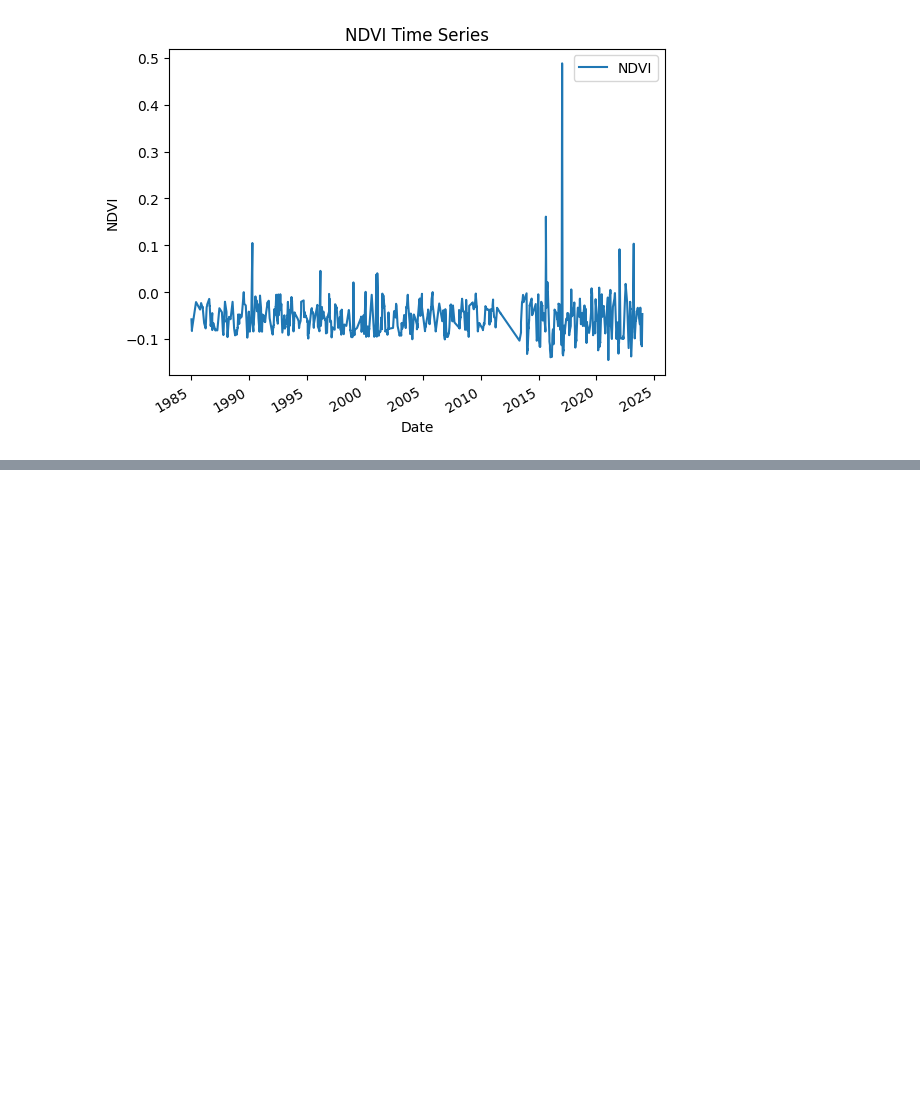
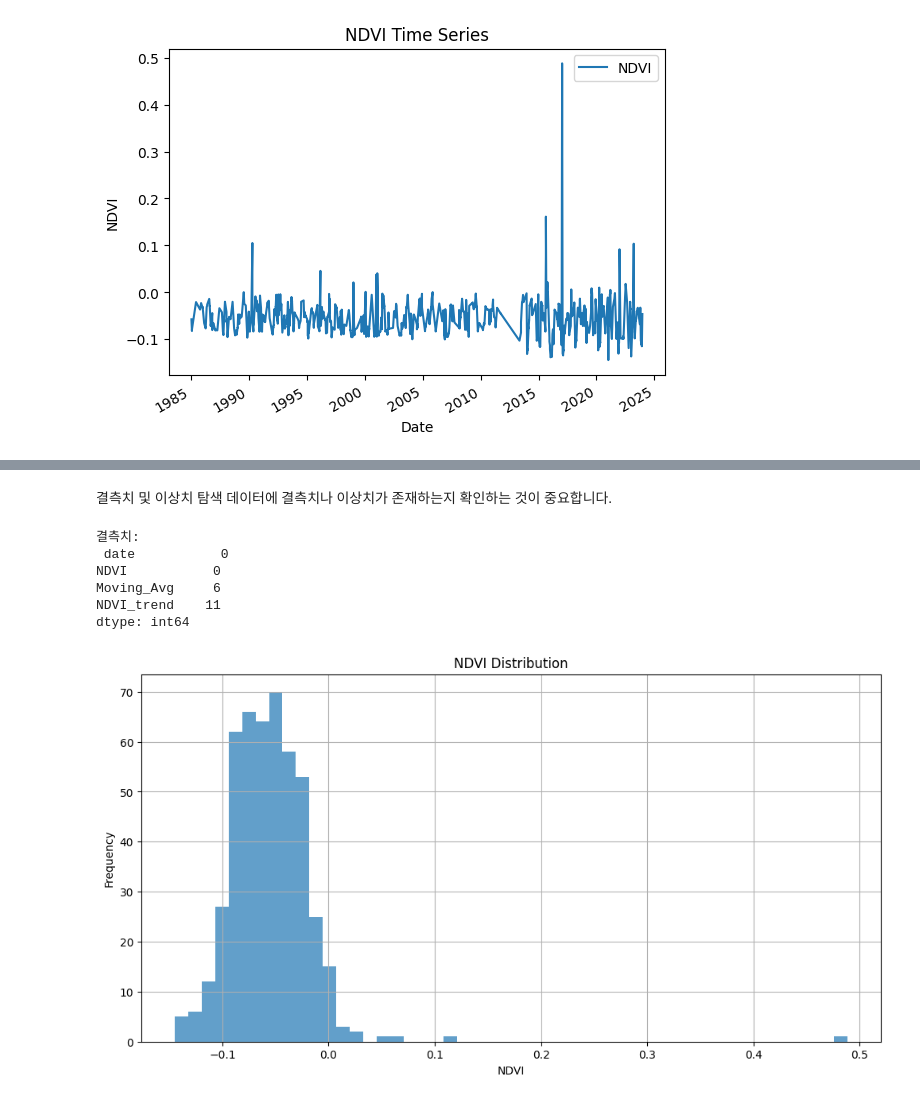
Before and after one commit to jjangmo91/Cervus-nippon_Anmado-Is., a Jupyter notebook: Cervus-nippon_Anmado-Is.ipynb, the cells around one changed output, grey strips where cells are left out. Saved outputs shown, nothing was run; the diff lists cells and outputs as text; code cells hidden in the pictures; blank space fills up the shorter version.

```diff
--- a/Cervus-nippon_Anmado-Is.ipynb
+++ b/Cervus-nippon_Anmado-Is.ipynb
@@ -568,0 +204,6 @@ KeyError: 'date'
+# %%
+# 날짜별로 중복된 값이 있을 경우 평균값으로 계산
+df_m = df.groupby('date', as_index=False).mean()
+
+# NDVI 시계열 데이터 출력 (처리 후)
+print(df_m.head())
@@ -568,0 +235,24 @@ KeyError: 'date'
+# %% [markdown]
+결측치 및 이상치 탐색
+데이터에 결측치나 이상치가 존재하는지 확인하는 것이 중요합니다.
+# %%
+# 결측치 확인
+missing_values = df_m.isnull().sum()
+print("결측치:\n", missing_values)
+
+# NDVI 값의 분포 시각화
+plt.figure(figsize=(12, 6))
+plt.hist(df_m['NDVI'], bins=50, alpha=0.7)
+plt.title('NDVI Distribution')
+plt.xlabel('NDVI')
+plt.ylabel('Frequency')
+plt.grid(True)
+plt.show()
+# %% [output]
+결측치:
+ date           0
+NDVI           0
+Moving_Avg     6
+NDVI_trend    11
+dtype: int64
+[figure, added]
```
Also changed, not shown: parts of 34 cells of this notebook.
